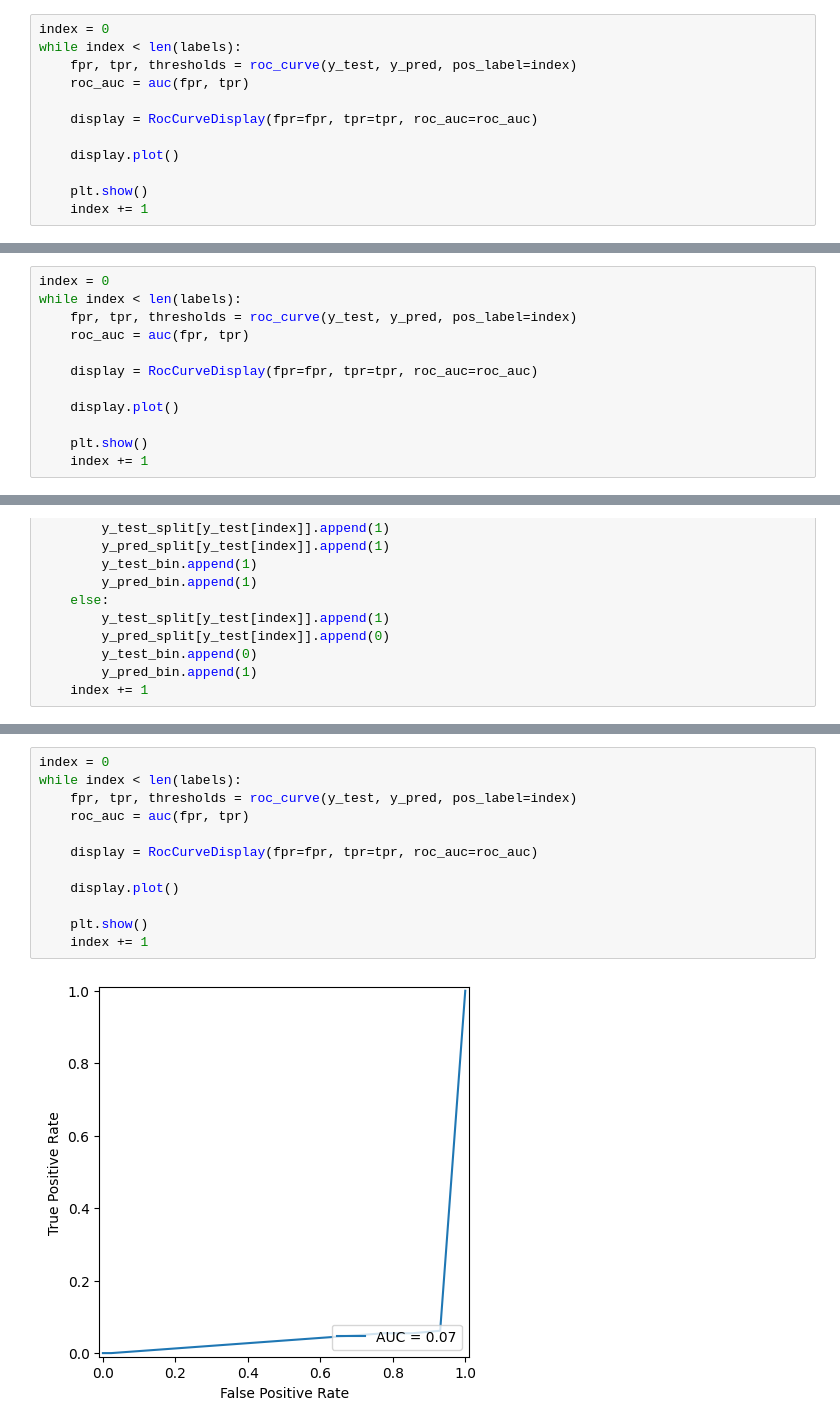
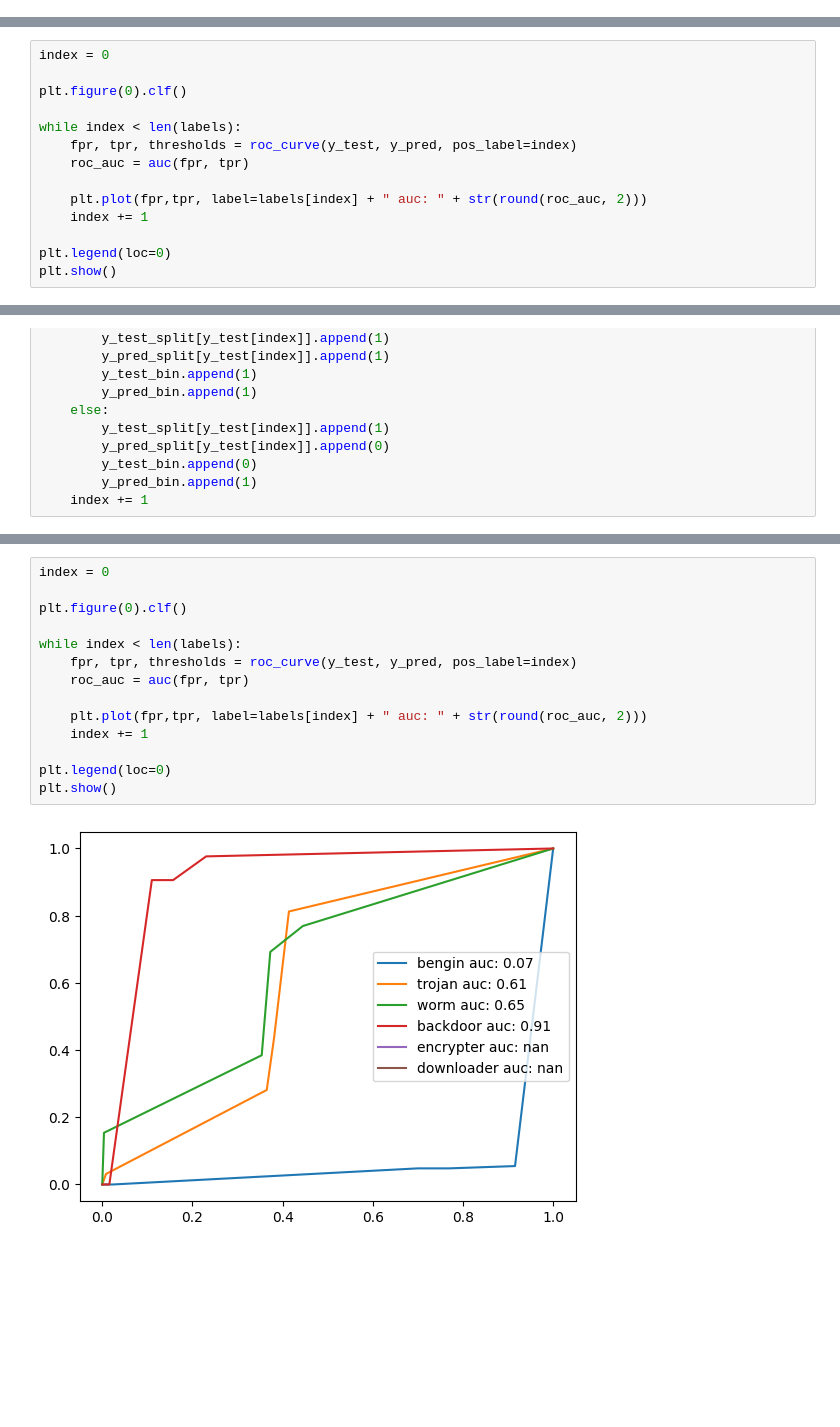
Before and after one commit to Oliver-Quail/9.3HD, a Jupyter notebook: book.ipynb, the cells around one changed output, grey strips where cells are left out. Cells and saved outputs as stored; diff of their text form; blank space fills up the shorter version.

```diff
--- a/book.ipynb
+++ b/book.ipynb
@@ -88,15 +88,3 @@ plt.show()
 [figure]
 # %% [markdown]
 ## Receiver Operating Characteristic
-# %%
-index = 0
-while index < len(labels):
-    fpr, tpr, thresholds = roc_curve(y_test, y_pred, pos_label=index)
-    roc_auc = auc(fpr, tpr)
-
-    display = RocCurveDisplay(fpr=fpr, tpr=tpr, roc_auc=roc_auc)
-
-    display.plot()
-
-    plt.show()
-    index += 1
@@ -176,14 +157,16 @@ plt.show()
 [figure]
 # %%
 index = 0
+
+plt.figure(0).clf()
+
 while index < len(labels):
     fpr, tpr, thresholds = roc_curve(y_test, y_pred, pos_label=index)
     roc_auc = auc(fpr, tpr)
 
-    display = RocCurveDisplay(fpr=fpr, tpr=tpr, roc_auc=roc_auc)
+    plt.plot(fpr,tpr, label=labels[index] + " auc: " + str(round(roc_auc, 2)))
+    index += 1
 
-    display.plot()
-
-    plt.show()
-    index += 1
+plt.legend(loc=0)
+plt.show()
 # %% [output]
@@ -261,14 +239,16 @@ plt.show()
 # %%
 index = 0
+
+plt.figure(0).clf()
+
 while index < len(labels):
     fpr, tpr, thresholds = roc_curve(y_test, y_pred, pos_label=index)
     roc_auc = auc(fpr, tpr)
 
-    display = RocCurveDisplay(fpr=fpr, tpr=tpr, roc_auc=roc_auc)
+    plt.plot(fpr,tpr, label=labels[index] + " auc: " + str(round(roc_auc, 2)))
+    index += 1
 
-    display.plot()
-
-    plt.show()
-    index += 1
+plt.legend(loc=0)
+plt.show()
 # %% [output]
-[figure, old version]
+[figure, new version]
```
Also changed, not shown: parts of 10 cells of this notebook, 1 other file.
